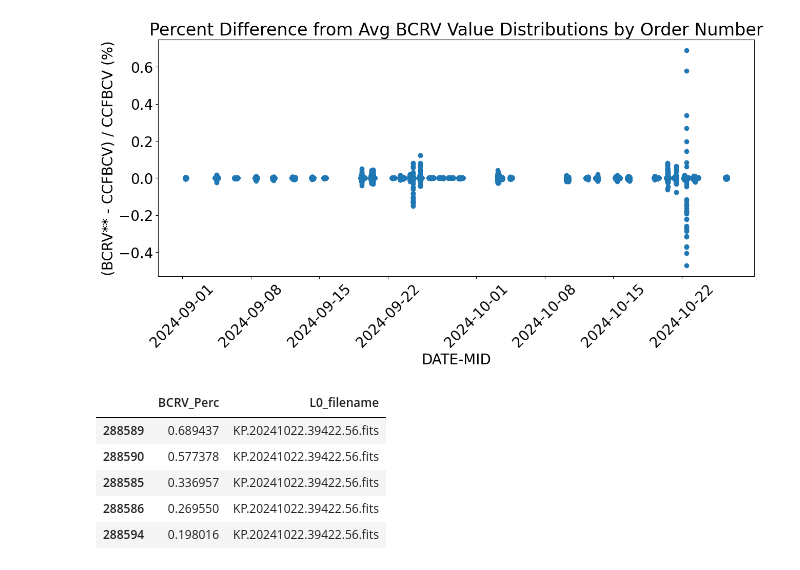
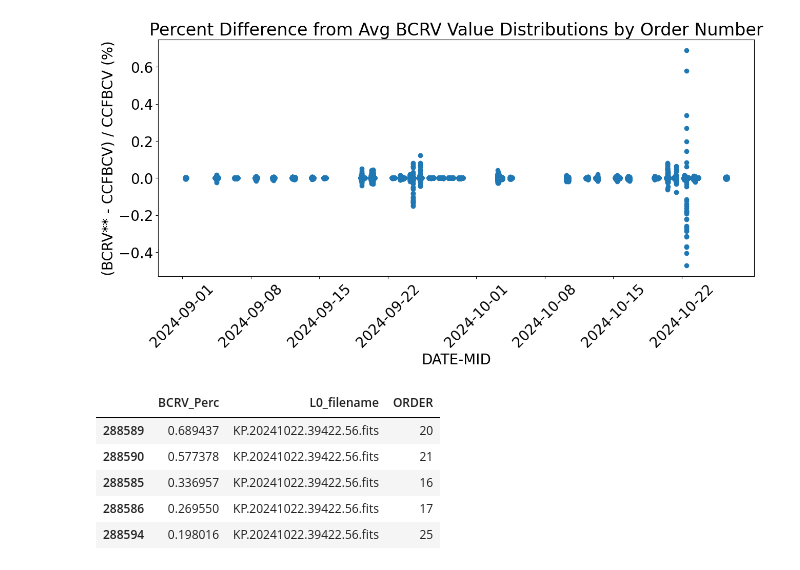
Before and after one commit to howardisaacson/KPF_data_science_sp2025, a Jupyter notebook: aimeewms/Highest BCRVPERC.ipynb, the cells around one changed output. Cells and saved outputs as stored; diff of their text form; code cells hidden in the pictures.

```diff
--- a/aimeewms/Highest BCRVPERC.ipynb
+++ b/aimeewms/Highest BCRVPERC.ipynb
@@ -135,11 +135,11 @@ plt.show()
 [figure]
 # %%
 Sort_High = new_df.sort_values(by=['BCRV_Perc'], ascending=False)
-Sort_High[['BCRV_Perc', 'L0_filename']].head()
+Sort_High[['BCRV_Perc', 'L0_filename', 'ORDER']].head()
 # %% [output]
-|  | BCRV_Perc | L0_filename |
-| 288589 | 0.689437 | KP.20241022.39422.56.fits |
-| 288590 | 0.577378 | KP.20241022.39422.56.fits |
-| 288585 | 0.336957 | KP.20241022.39422.56.fits |
-| 288586 | 0.269550 | KP.20241022.39422.56.fits |
-| 288594 | 0.198016 | KP.20241022.39422.56.fits |
+|  | BCRV_Perc | L0_filename | ORDER |
+| 288589 | 0.689437 | KP.20241022.39422.56.fits | 20 |
+| 288590 | 0.577378 | KP.20241022.39422.56.fits | 21 |
+| 288585 | 0.336957 | KP.20241022.39422.56.fits | 16 |
+| 288586 | 0.269550 | KP.20241022.39422.56.fits | 17 |
+| 288594 | 0.198016 | KP.20241022.39422.56.fits | 25 |
```
